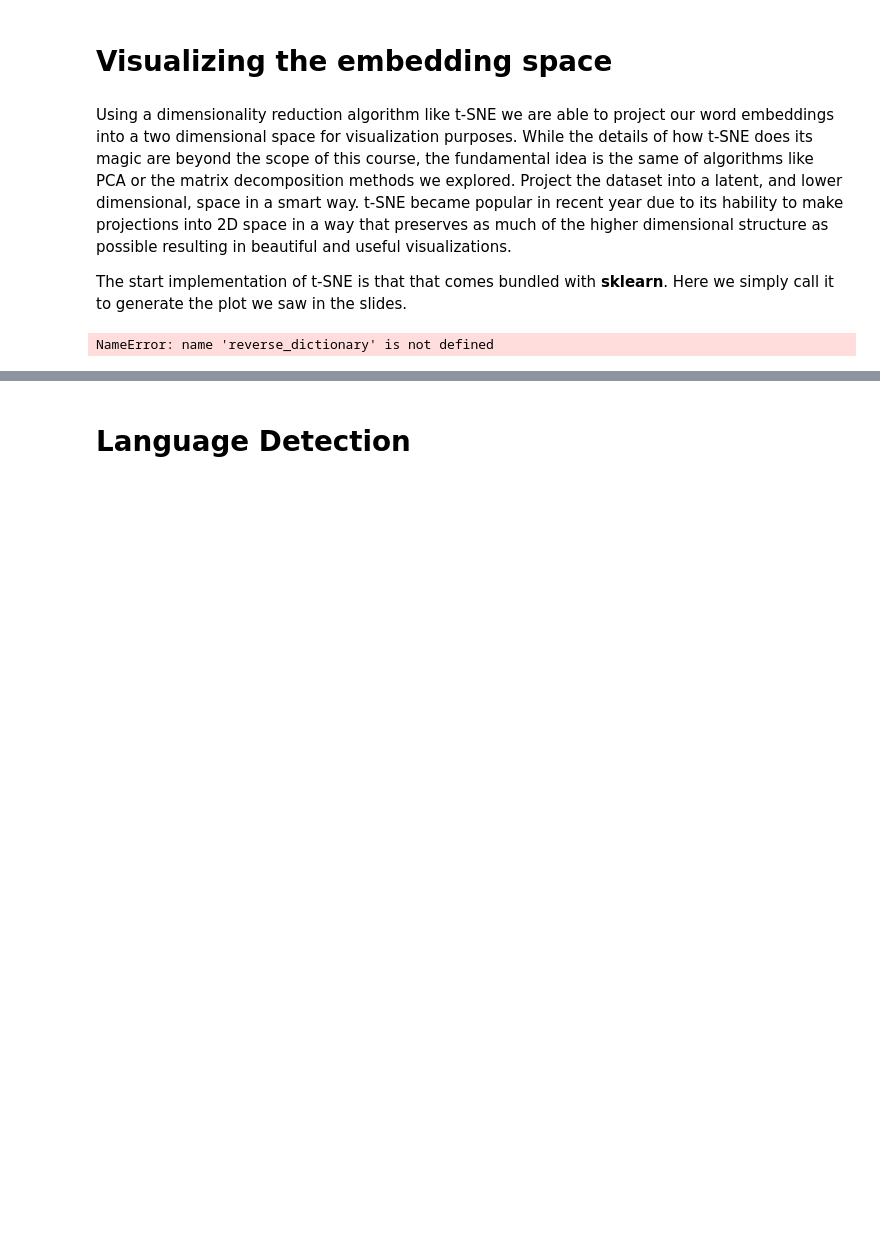
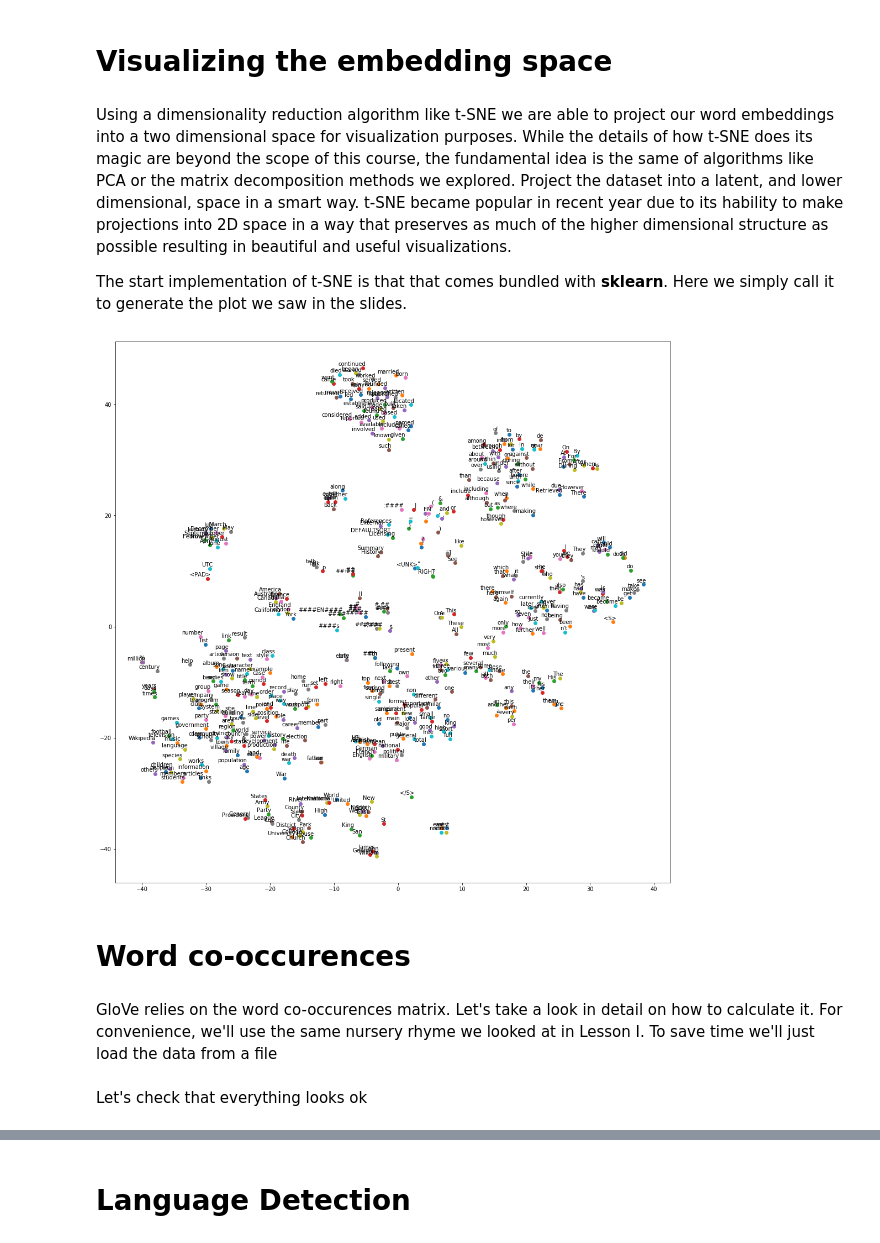
Before and after one commit to bmtgoncalves/FromScratch, a Jupyter notebook: NLP/NLP Lesson 4.ipynb, the cells around one changed output, grey strips where cells are left out. Drawn from its saved outputs; the diff is of its cells as text; code cells hidden in the pictures; blank space fills up the shorter version.

Commit message:
Lesson 3

```diff
--- a/NLP/NLP Lesson 4.ipynb
+++ b/NLP/NLP Lesson 4.ipynb
@@ -105,20 +112,24 @@ The start implementation of t-SNE is that that comes bundled with **sklearn**. H
 # %%
 tsne = TSNE(perplexity=30, n_components=2, init='pca', n_iter=5000, method='exact')
 plot_only = 500 # Plot only 500 words
 low_dim_embs = tsne.fit_transform(np.array(embeddings)[:plot_only, :])
-labels = [reverse_dictionary[i] for i in range(plot_only)]
+labels = [word_list[i] for i in range(plot_only)]
 
 plt.figure(figsize=(18, 18))  # in inches
 for i, label in enumerate(labels):
     x, y = low_dim_embs[i, :]
     plt.scatter(x, y)
     plt.annotate(label,
                  xy=(x, y),
                  xytext=(5, 2),
                  textcoords='offset points',
                  ha='right',
                  va='bottom')
 
 plt.show()
 # %% [output]
-NameError: name 'reverse_dictionary' is not defined
+[figure, added]
+# %% [markdown]
+# Word co-occurences
+# %% [markdown]
+GloVe relies on the word co-occurences matrix. Let's take a look in detail on how to calculate it. For convenience, we'll use the same nursery rhyme we looked at in Lesson I. To save time we'll just load the data from a file
@@ -124,0 +141,2 @@ NameError: name 'reverse_dictionary' is not defined
+# %% [markdown]
+Let's check that everything looks ok
```
Also changed, not shown: parts of 29 cells of this notebook, 6 other files.
